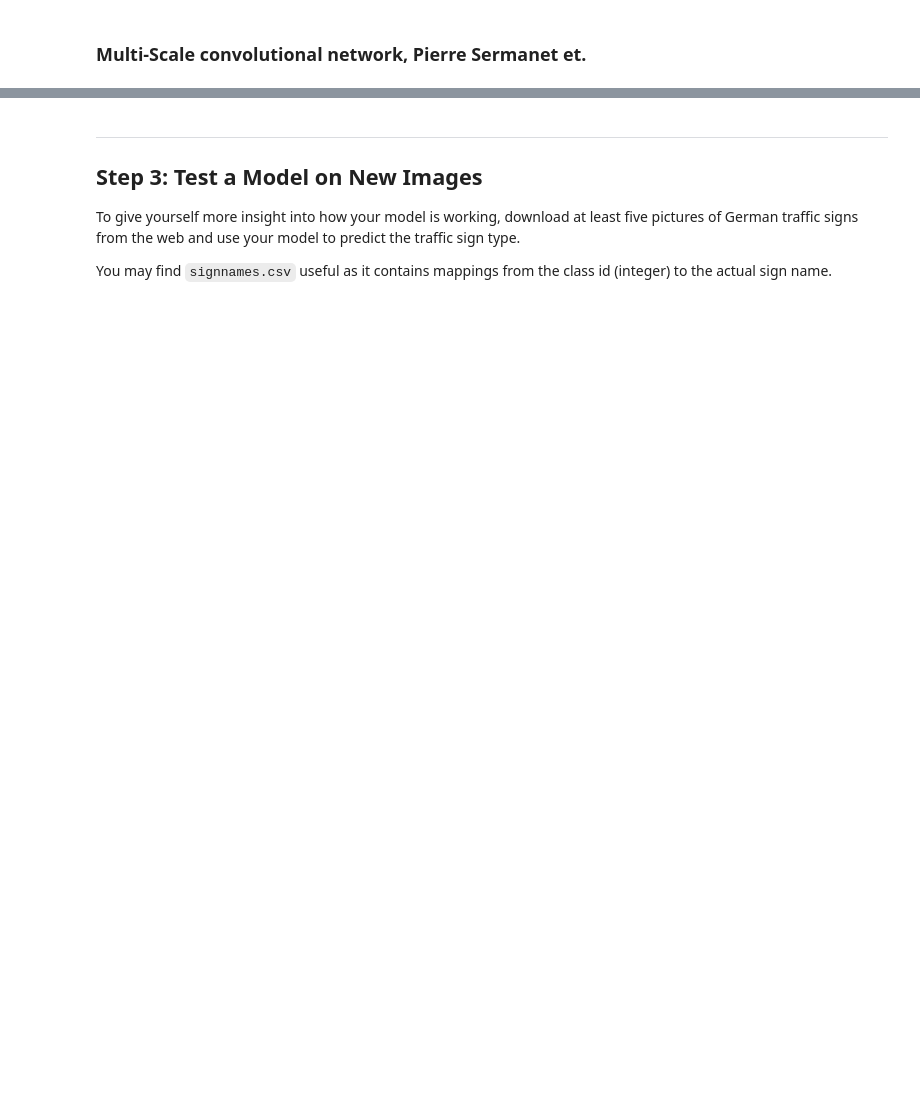
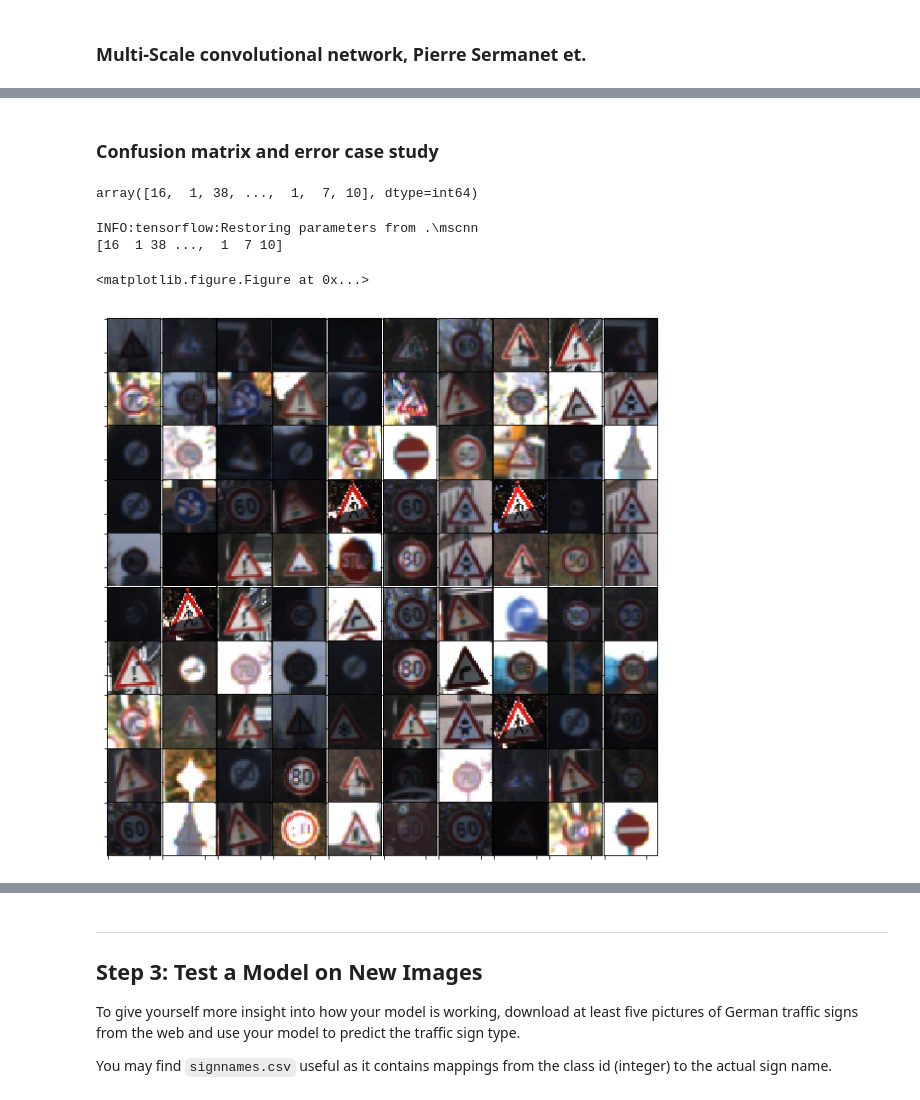
Before and after one commit to ymlai87416/CarND-Traffic-Sign-Classifier-Project, a Jupyter notebook: Traffic_Sign_Classifier.ipynb, the cells around one changed output, grey strips where cells are left out. Cells and saved outputs as stored; diff of their text form; code cells hidden in the pictures; blank space fills up the shorter version.

```diff
--- a/Traffic_Sign_Classifier.ipynb
+++ b/Traffic_Sign_Classifier.ipynb
@@ -454,8 +517,7 @@ with tf.Session(graph=graph_lenet) as sess:
 # %%
 rate = 0.3
 EPOCHS = 30
-BATCH_SIZE = 2048
-dropout = 0.8
+BATCH_SIZE = 128
 
 tf.reset_default_graph()
 
@@ -536,16 +598,6 @@ with graph_mscnn.as_default():
     correct_prediction = tf.equal(tf.argmax(logits, 1), tf.argmax(one_hot_y, 1))
     accuracy_operation = tf.reduce_mean(tf.cast(correct_prediction, tf.float32))
     saver = tf.train.Saver()
-
-    def evaluate(X_data, y_data):
-        num_examples = len(X_data)
-        total_accuracy = 0
-        sess = tf.get_default_session()
-        for offset in range(0, num_examples, BATCH_SIZE):
-            batch_x, batch_y = X_data[offset:offset+BATCH_SIZE], y_data[offset:offset+BATCH_SIZE]
-            accuracy = sess.run(accuracy_operation, feed_dict={x: batch_x, y: batch_y})
-            total_accuracy += (accuracy * len(batch_x))
-        return total_accuracy / num_examples
 # %%
 with tf.Session(graph=graph_mscnn) as sess:
     sess.run(tf.global_variables_initializer())
@@ -554,10 +606,10 @@ with tf.Session(graph=graph_mscnn) as sess:
     print("Training...")
     print()
     for i in range(EPOCHS):
-        input_X_train, y_train = shuffle(input_X_train, y_train)
-        for offset in range(0, num_examples, BATCH_SIZE):
+        input_X_train, y_train_augmented = shuffle(input_X_train, y_train_augmented)
+        for offset in tqdm(range(0, num_examples, BATCH_SIZE)):
             end = offset + BATCH_SIZE
-            batch_x, batch_y = input_X_train[offset:end], y_train[offset:end]
+            batch_x, batch_y = input_X_train[offset:end], y_train_augmented[offset:end]
             sess.run(training_operation, feed_dict={x: batch_x, y: batch_y})
 
         validation_accuracy = evaluate(input_X_valid, y_valid)
@@ -596,0 +656,32 @@ Test Accuracy = 0.940
+# %% [markdown]
+### Confusion matrix and error case study
+# %%
+np.argmax(pre_test, axis=1)
+# %% [output]
+array([16,  1, 38, ...,  1,  7, 10], dtype=int64)
+# %%
+def predict(X_data):
+    num_examples = len(X_data)
+    total_accuracy = 0
+
+    result = np.empty((0,43),dtype='uint8')
+    sess = tf.get_default_session()
+    for offset in range(0, num_examples, BATCH_SIZE):
+        batch_x = X_data[offset:offset+BATCH_SIZE]
+        tmp = sess.run(tf.nn.softmax(logits), feed_dict={x: batch_x})
+        result = np.append(result, tmp, axis=0)
+
+    return np.argmax(result, axis=1)
+
+with tf.Session(graph=graph_mscnn) as sess:
+    saver.restore(sess, tf.train.latest_checkpoint('.'))
+    pre_test = predict(input_X_test)
+    print(pre_test)
+    wrong_pred = X_test[pre_test != y_test]
+
+    displayData(wrong_pred[0:100], 32, 32, 3)
+# %% [output]
+INFO:tensorflow:Restoring parameters from .\mscnn
+[16  1 38 ...,  1  7 10]
+<matplotlib.figure.Figure at 0x...>
+[figure, added]
```
Also changed, not shown: parts of 30 cells of this notebook, 26 other files.
